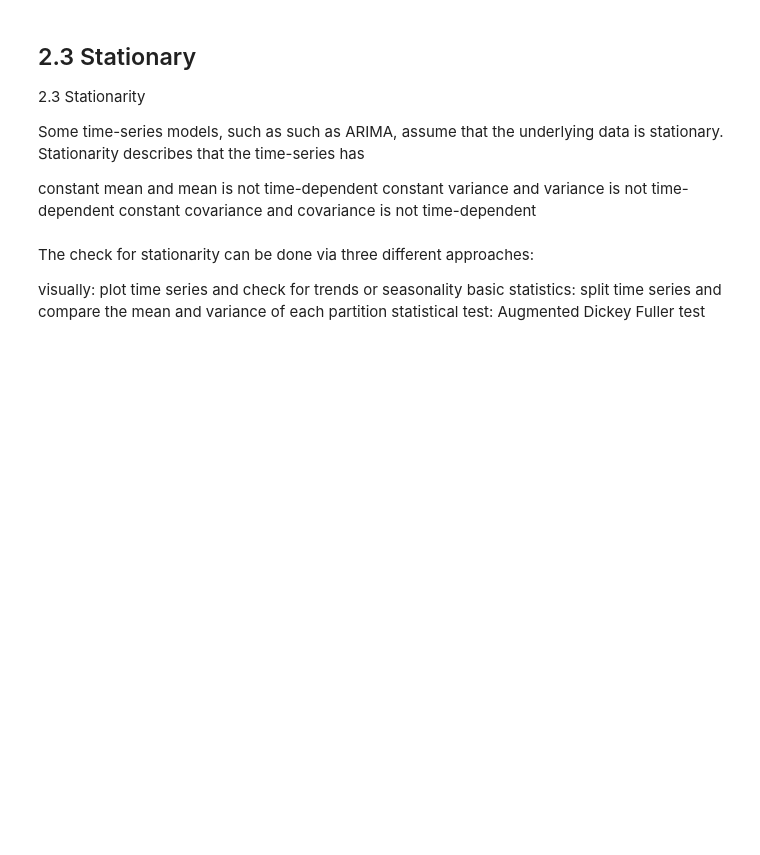
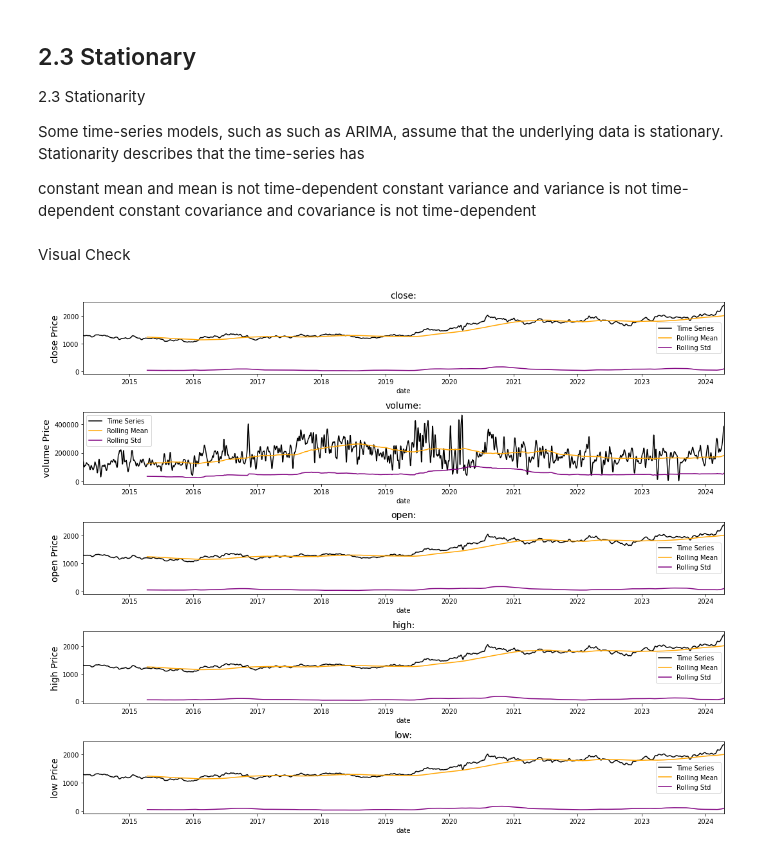
Before and after one commit to gleidyalonzo/Gold-Stock-Prices-Time-Series-Analysis, a Jupyter notebook: code.ipynb, the cells around one changed output. Saved outputs shown, nothing was run; the diff lists cells and outputs as text; code cells hidden in the pictures; blank space fills up the shorter version.

```diff
--- a/code.ipynb
+++ b/code.ipynb
@@ -455,8 +455,34 @@ constant mean and mean is not time-dependent
 constant variance and variance is not time-dependent
 constant covariance and covariance is not time-dependent
 # %% [markdown]
-The check for stationarity can be done via three different approaches:
-
-visually: plot time series and check for trends or seasonality
-basic statistics: split time series and compare the mean and variance of each partition
-statistical test: Augmented Dickey Fuller test
+Visual Check
+# %%
+import matplotlib.pyplot as plt
+import seaborn as sns
+
+rolling_window = 365
+
+# Create subplots grid
+f, ax = plt.subplots(nrows=smoothed_data.shape[1], ncols=1, figsize=(15, 12))
+
+# Iterate over each column in smoothed_data
+for i, column in enumerate(smoothed_data.columns):
+    # Time Series
+    sns.lineplot(x=smoothed_data.index, y=smoothed_data[column], ax=ax[i], color='black', label='Time Series')
+
+    # Rolling Mean
+    sns.lineplot(x=smoothed_data.index, y=smoothed_data[column].rolling(rolling_window).mean(), ax=ax[i], color='orange', label='Rolling Mean')
+
+    # Rolling Standard Deviation
+    sns.lineplot(x=smoothed_data.index, y=smoothed_data[column].rolling(rolling_window).std(), ax=ax[i], color='purple', label='Rolling Std')
+
+    # Titles and Labels
+    ax[i].set_title(f'{column}:', fontsize=14)
+    ax[i].set_ylabel(f'{column} Price', fontsize=14)
+    ax[i].set_xlim(smoothed_data.index.min(), smoothed_data.index.max())
+
+# Adjust layout and display plot
+plt.tight_layout()
+plt.show()
+# %% [output]
+[figure, added]
```
Also changed, not shown: parts of 5 cells of this notebook.
